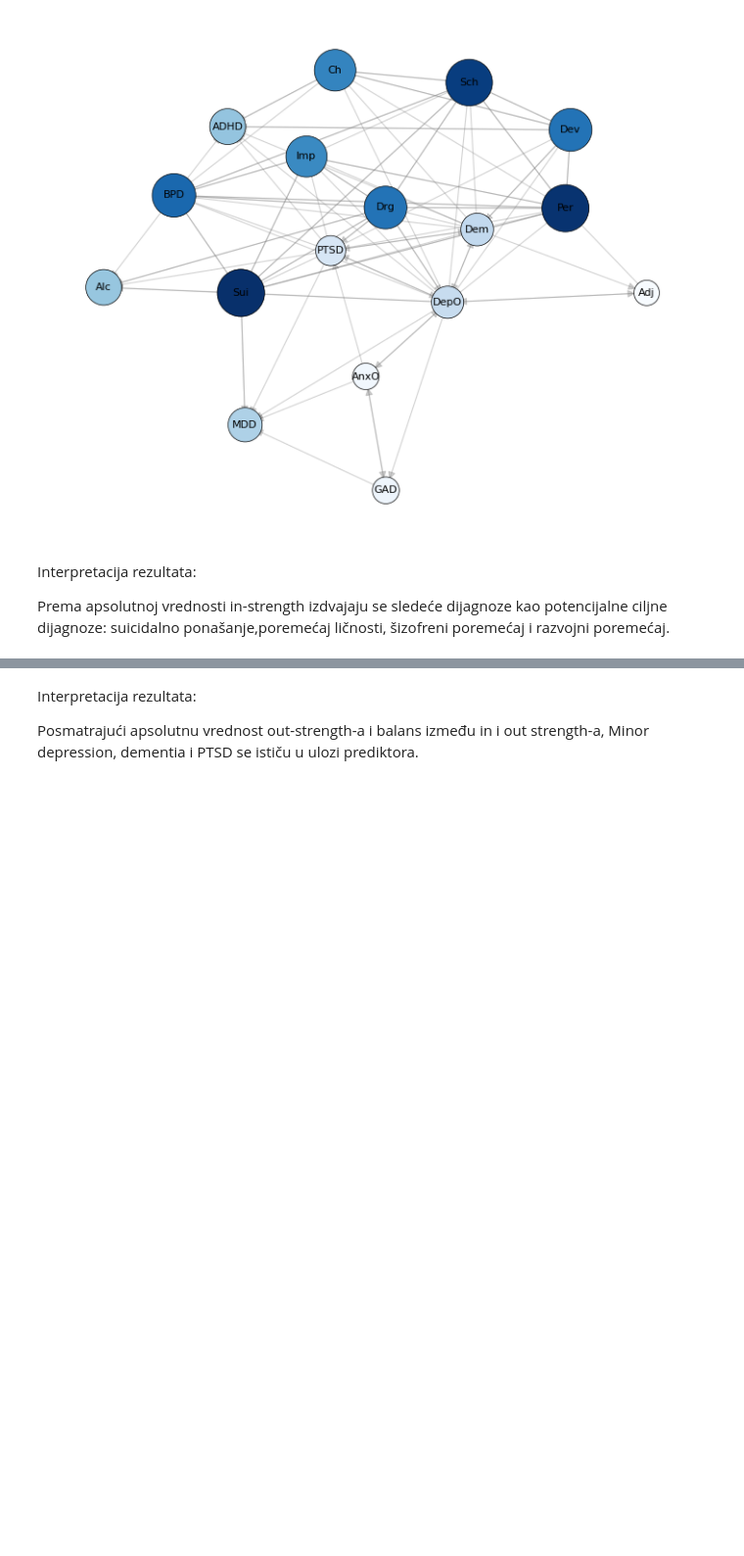
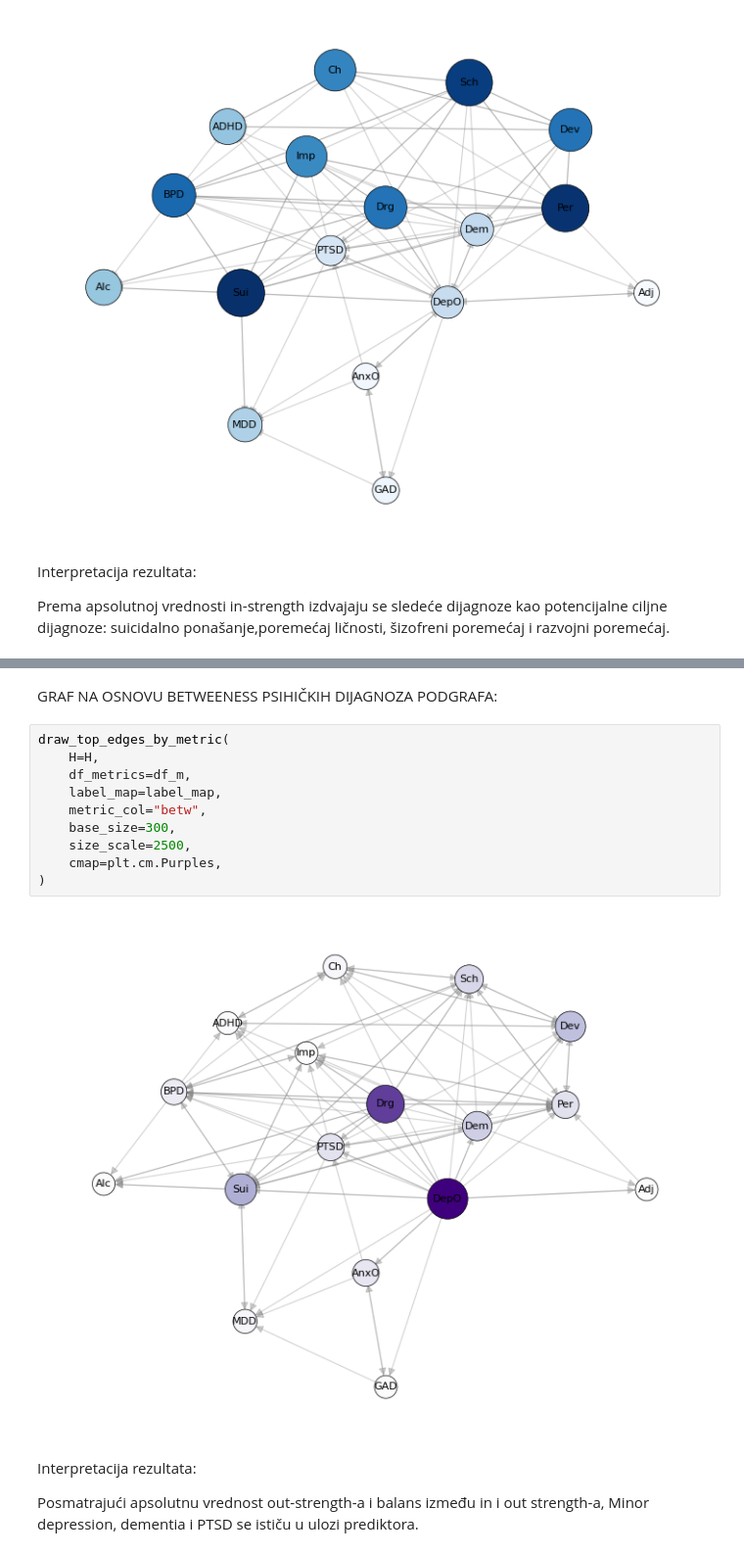
Before and after one commit to anjicx/Cormbobidity-Network-Analysis, a Jupyter notebook: SNA_Analysis.ipynb, the cells around one changed output, grey strips where cells are left out. Shown at 98% size. Cells and saved outputs as stored; diff of their text form; blank space fills up the shorter version.

```diff
--- a/SNA_Analysis.ipynb
+++ b/SNA_Analysis.ipynb
@@ -451,3 +452,17 @@ draw_top_edges_by_metric(
+# %% [markdown]
+GRAF NA OSNOVU BETWEENESS PSIHIČKIH DIJAGNOZA PODGRAFA:
+# %%
+draw_top_edges_by_metric(
+    H=H,
+    df_metrics=df_m,
+    label_map=label_map,
+    metric_col="betw",
+    base_size=300,
+    size_scale=2500,
+    cmap=plt.cm.Purples,
+)
+# %% [output]
+[figure, added]
 # %% [markdown]
 Interpretacija rezultata:
 
```
Also changed, not shown: parts of 2 cells of this notebook.
